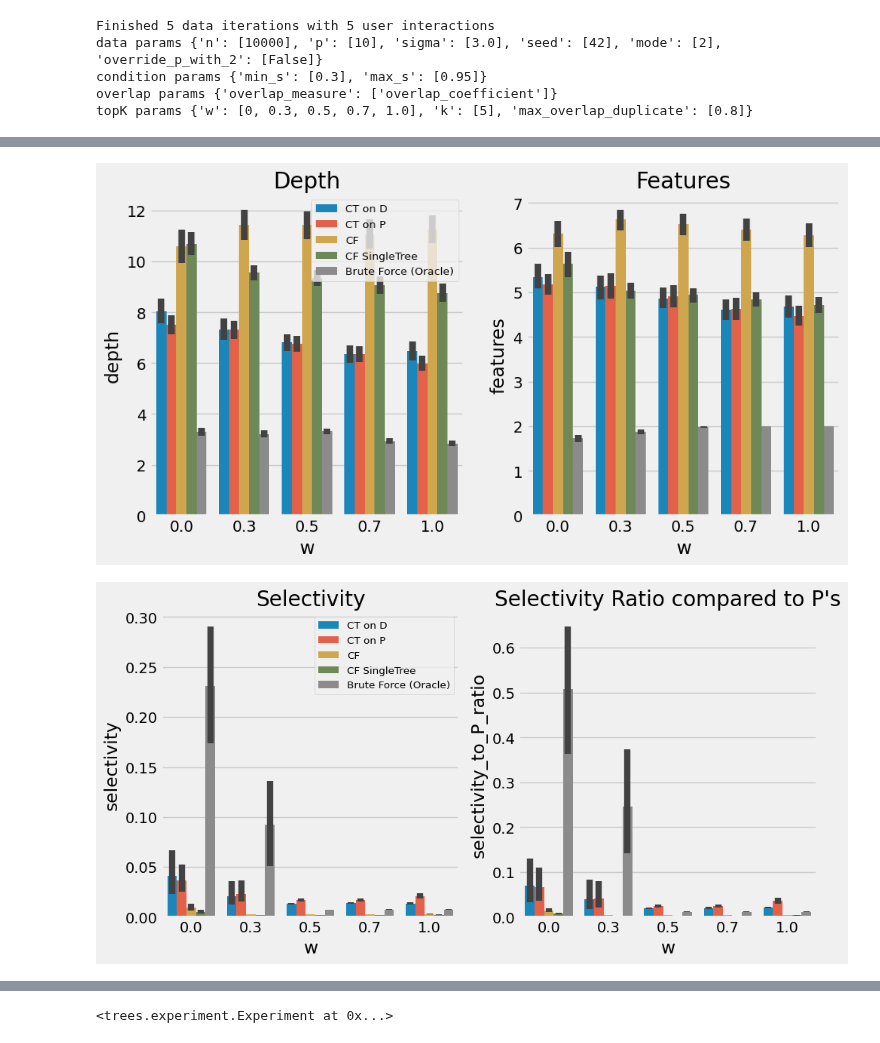
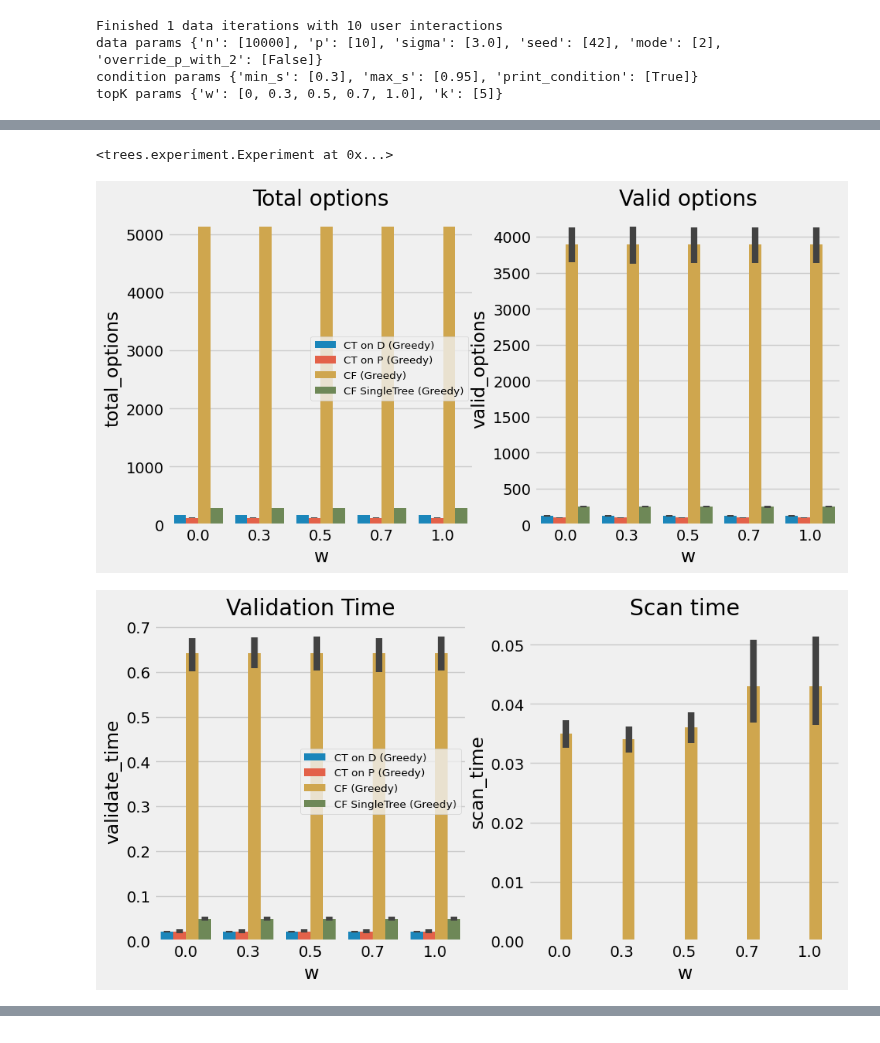
Before and after one commit to antonismand/Query-Driven-Data-Exploration-with-Heterogeneous-Treatment-Effects, a Jupyter notebook: experiments/weight.ipynb, the cells around one changed output, grey strips where cells are left out. Drawn from its saved outputs; the diff is of its cells as text; code cells hidden in the pictures.

```diff
--- a/experiments/weight.ipynb
+++ b/experiments/weight.ipynb
@@ -1,10 +1,11 @@
 # %%
+%load_ext autoreload
+%autoreload 2
 from trees.experiment import Experiment
 
-Experiment("w", w=[0, 0.3,  0.5,  0.7, 1.0])
+Experiment("w", w=[0, 0.3,  0.5,  0.7, 1.0], data_iterations=1, user_iterations=10, save_csv=False)
 # %% [output]
-Finished 5 data iterations with 5 user interactions
+Finished 1 data iterations with 10 user interactions
 data params {'n': [10000], 'p': [10], 'sigma': [3.0], 'seed': [42], 'mode': [2], 'override_p_with_2': [False]}
-condition params {'min_s': [0.3], 'max_s': [0.95]}
-overlap params {'overlap_measure': ['overlap_coefficient']}
-topK params {'w': [0, 0.3, 0.5, 0.7, 1.0], 'k': [5], 'max_overlap_duplicate': [0.8]}
+condition params {'min_s': [0.3], 'max_s': [0.95], 'print_condition': [True]}
+topK params {'w': [0, 0.3, 0.5, 0.7, 1.0], 'k': [5]}
@@ -14,2 +15,3 @@ topK params {'w': [0, 0.3, 0.5, 0.7, 1.0], 'k': [5], 'max_overlap_duplicate': [0
+<trees.experiment.Experiment at 0x...>
-[figure, old version]
+[figure, new version]
-[figure, old version]
+[figure, new version]
@@ -17 +17,0 @@ topK params {'w': [0, 0.3, 0.5, 0.7, 1.0], 'k': [5], 'max_overlap_duplicate': [0
-<trees.experiment.Experiment at 0x...>
```
Also changed, not shown: parts of 2 cells of this notebook, 6 other files.
